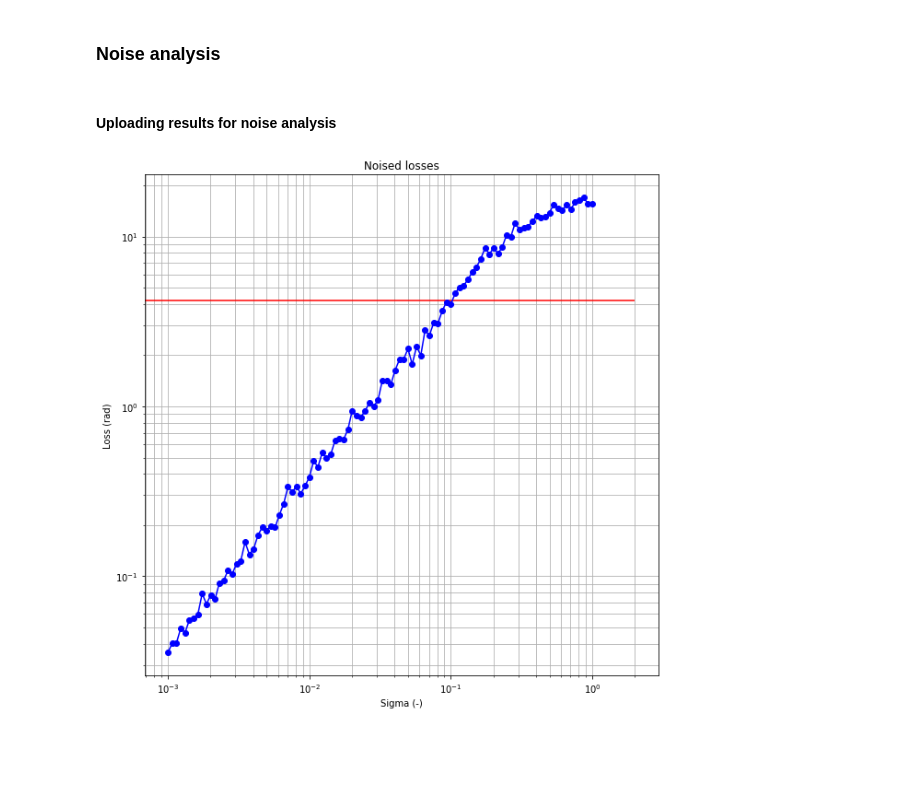
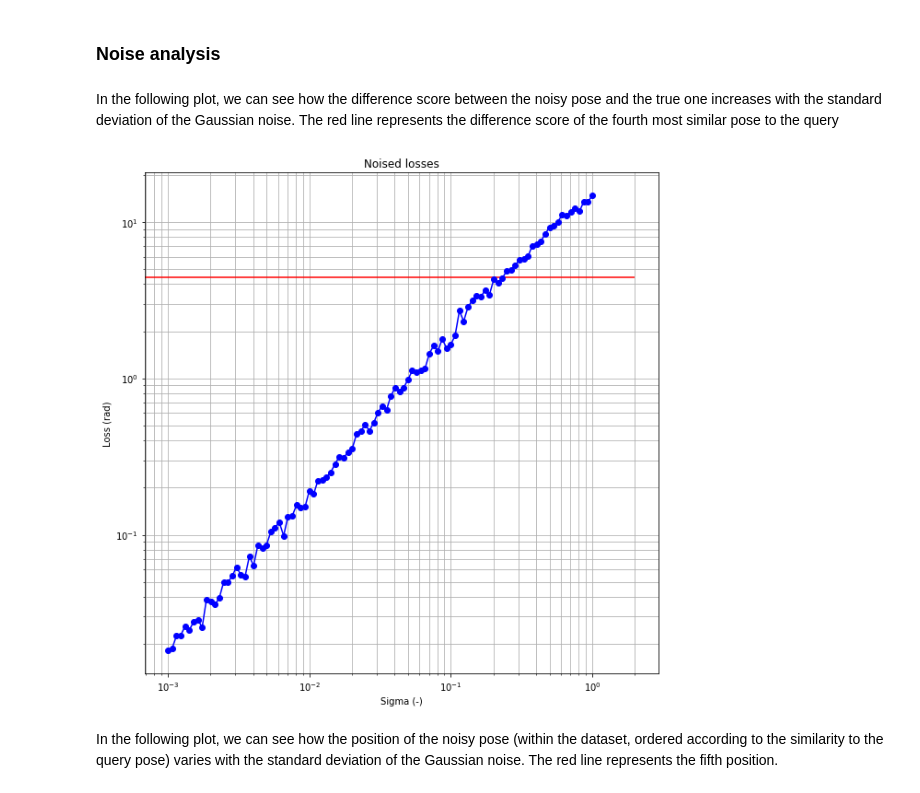
Before and after one commit to L9L4/POSE-ID-on, a Jupyter notebook: Noise_and_errors.ipynb, the cells around one changed output. Cells and saved outputs as stored; diff of their text form; code cells hidden in the pictures; blank space fills up the shorter version.

```diff
--- a/Noise_and_errors.ipynb
+++ b/Noise_and_errors.ipynb
@@ -72,0 +41,8 @@ print(len(dict_joints))
+# %%
+start = time.time()
+
+dict_joints, dict_joints_SR_destrorso = load_poses(dir_im, dir_joints)
+
+end = time.time()
+print()
+print(len(dict_joints), " poses were found and correctly loaded in ", round(end-start, 1), 'second')
@@ -73,4 +63,2 @@ print(len(dict_joints))
 # %% [markdown]
 ### Noise analysis
-# %% [markdown]
-#### Uploading results for noise analysis
@@ -86,12 +70,16 @@ N = Noises(dict_joints_SR_destrorso, pose_name, method = 1)
 N.sigma_range = np.logspace(-3, 0, 100)
 losses_sigma = N.calc_losses_sigma()
 position, num_position = N.print_position()
+# %% [markdown]
+In the following plot, we can see how the difference score between the noisy pose and the true one increases with the standard deviation of the Gaussian noise. The red line represents the difference score of the fourth most similar pose to the query
 # %%
-bwc = best_worst_cases[pose_id][0][3][1]
+bwc = best_worst_cases[pose_id][0][4][1]
 sigma_range = np.logspace(-3,0,100)
 graph_losses(losses_sigma, bwc, sigma_range)
 # %% [output]
-[figure, old version]
+[figure, new version]
+# %% [markdown]
+In the following plot, we can see how the position of the noisy pose (within the dataset, ordered according to the similarity to the query pose) varies with the standard deviation of the Gaussian noise. The red line represents the fifth position.
 # %%
 max_position = 5
 sigma_range = np.logspace(-3,0,100)
```
Also changed, not shown: parts of 20 cells of this notebook, 13 other files.
